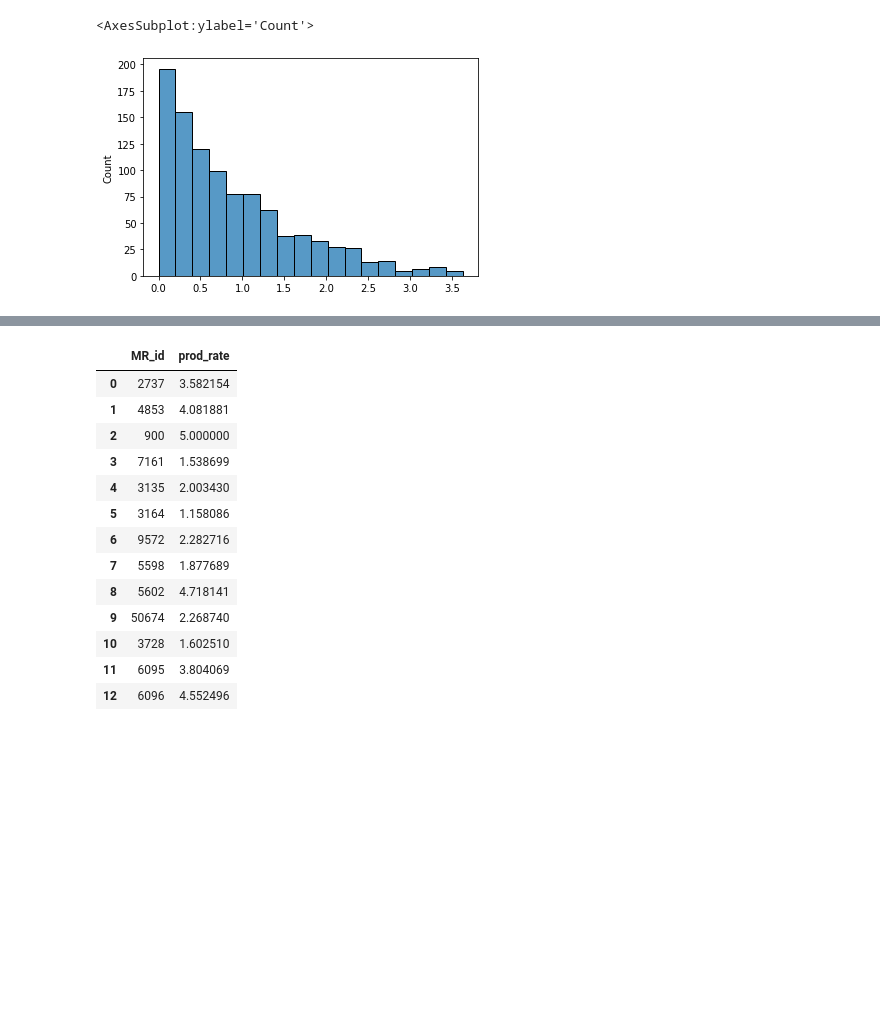
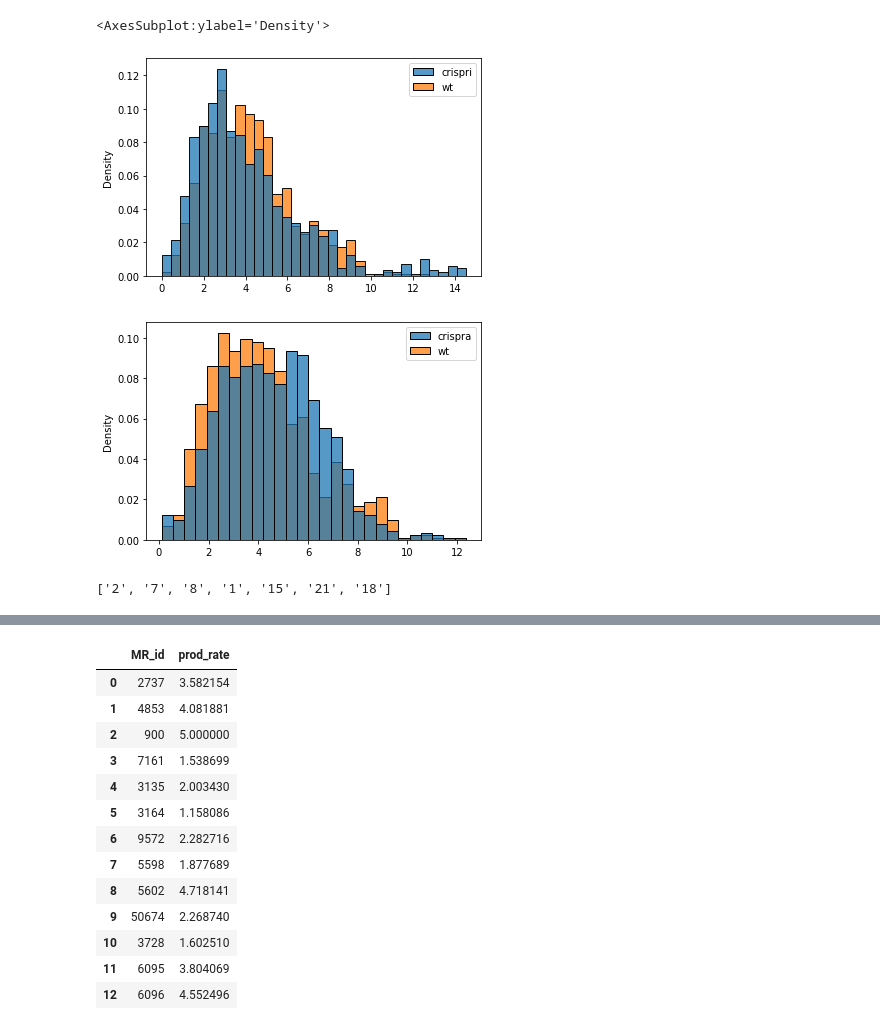
Before and after one commit to PayamDiba/SERGIO, a Jupyter notebook: perturbation.ipynb, the cells around one changed output, grey strips where cells are left out. Drawn from its saved outputs; the diff is of its cells as text; code cells hidden in the pictures; blank space fills up the shorter version.

```diff
--- a/perturbation.ipynb
+++ b/perturbation.ipynb
@@ -148,5 +227,17 @@ sns.histplot(a)
-# %%
-sns.histplot(store[1,i,j])
-# %% [output]
-<AxesSubplot:ylabel='Count'>
-[figure, removed]
+# %%
+i = np.arange(len(gene_list))[np.array(gene_list)==gene_view][0]# take the index of gene_view
+j = np.arange(len(gene_list))[np.array(gene_list)=='2'][0]#take the index of one of the genes neighbouring gene_view
+#j = i
+a = pd.DataFrame({'crispri':store[0,i,j],'wt':wt[j]})
+sns.histplot(a,stat='density')
+plt.figure()
+a = pd.DataFrame({'crispra':store[1,i,j],'wt':wt[j]})
+sns.histplot(a,stat='density')
+# %% [output]
+<AxesSubplot:ylabel='Density'>
+[figure, added]
+[figure, added]
+# %%
+pd.DataFrame(G.in_edges('9',data = True))
+# %% [output]
+['2', '7', '8', '1', '15', '21', '18']
```
Also changed, not shown: parts of 18 cells of this notebook, 9 other files.
